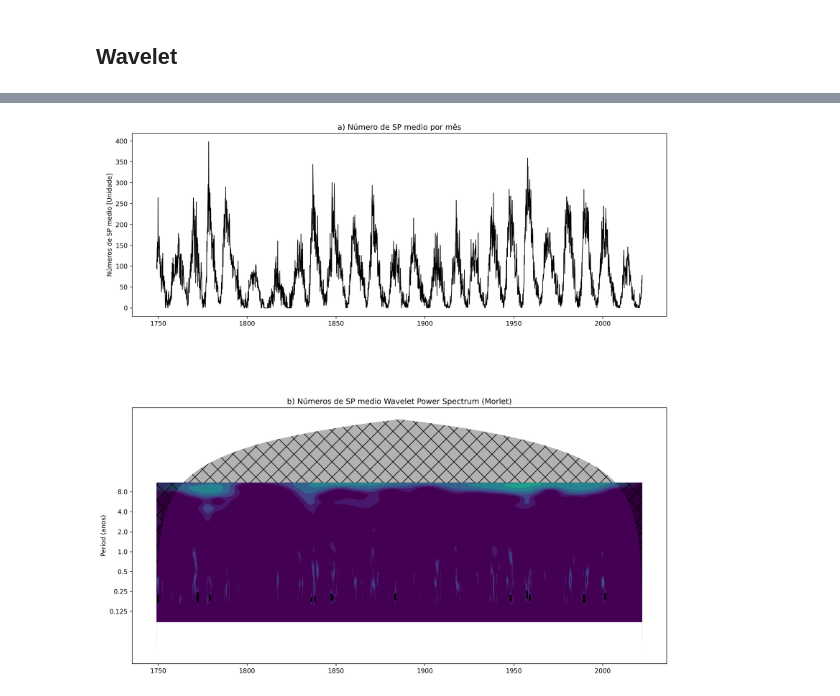
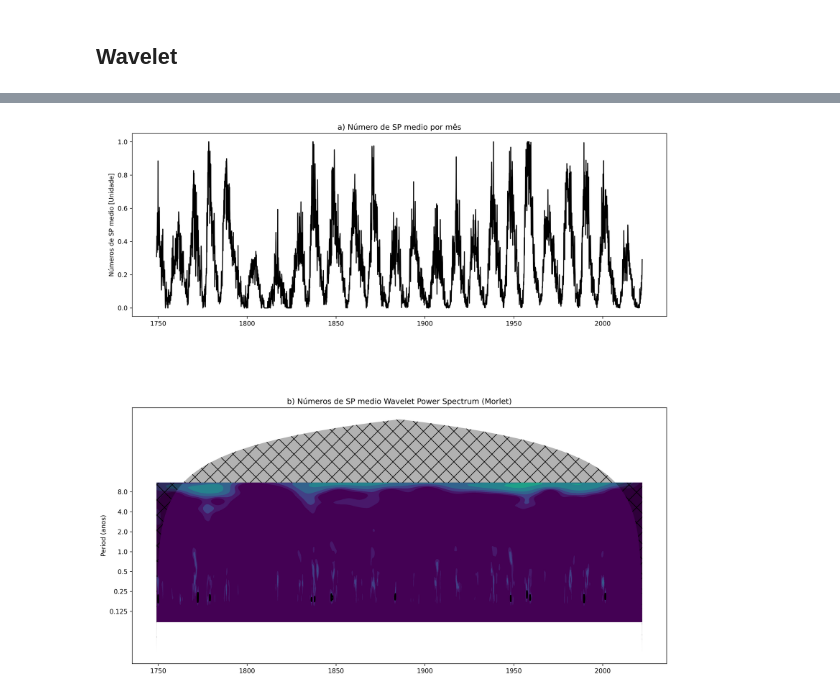
Before and after one commit to morganzera/TGF, a Jupyter notebook: Pibic_pt2/Contagem_Sunspot.ipynb, the cells around one changed output, grey strips where cells are left out. Saved outputs shown, nothing was run; the diff lists cells and outputs as text; code cells hidden in the pictures.

Commit message:
Corrigi erros na wavelet, falta arrumar o plot do SP

```diff
--- a/Pibic_pt2/Contagem_Sunspot.ipynb
+++ b/Pibic_pt2/Contagem_Sunspot.ipynb
@@ -314,32 +298,32 @@ figprops = dict(figsize=(18, 20), dpi=300)
 fig = pyplot.figure(**figprops)
 
 #original timeseries
 ax = pyplot.axes([0.1, 0.75, 0.65, 0.2])
-ax.plot(t, valores, 'k', linewidth=1.)
+ax.plot(t, dat, 'k', linewidth=1.)
 ax.set_title('a) {}'.format(title))
 ax.set_ylabel(r'{} [{}]'.format(label, units))
 
 #normalized wavelet power spectrum
 bx = pyplot.axes([0.1, 0.37, 0.65, 0.28], sharex=ax)
 levels = [0.0625, 0.125, 0.25, 0.5, 1, 2, 4, 8, 16]
 bx.contourf(t, np.log2(period), np.log2(power), np.log2(levels),
             extend='both', cmap=pyplot.cm.viridis)
 extent = [t.min(), t.max(), 0, max(period)]
 bx.contour(t, np.log2(period), sig95, [-99, 1], colors='k', linewidths=2,
            extent=extent)
 bx.fill(np.concatenate([t, t[-1:] + dt, t[-1:] + dt,
                            t[:1] - dt, t[:1] - dt]),
         np.concatenate([np.log2(coi), [1e-9], np.log2(period[-1:]),
                            np.log2(period[-1:]), [1e-9]]),
         'k', alpha=0.3, hatch='x')
 bx.set_title('b) {} Wavelet Power Spectrum ({})'.format(label, mother.name))
 bx.set_ylabel('Period (anos)')
 Yticks = 2 ** np.arange(np.ceil(np.log2(period.min())),
                            np.ceil(np.log2(period.max())))
 bx.set_yticks(np.log2(Yticks))
 bx.set_yticklabels(Yticks)
 
 
 pyplot.show()
 # %% [output]
-[figure, old version]
+[figure, new version]
```
Also changed, not shown: parts of 3 cells of this notebook, 1 other file.
